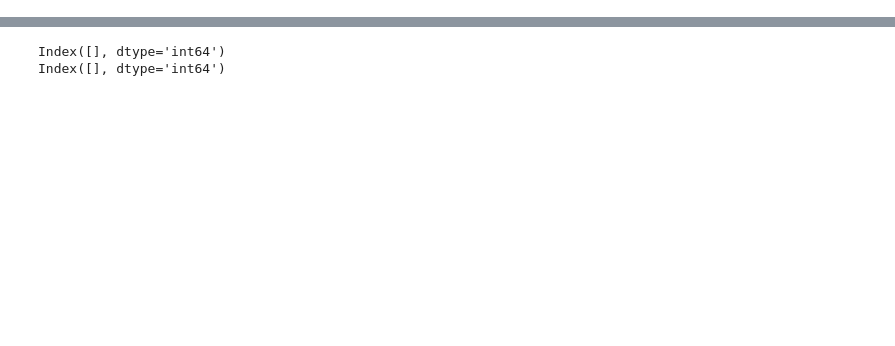
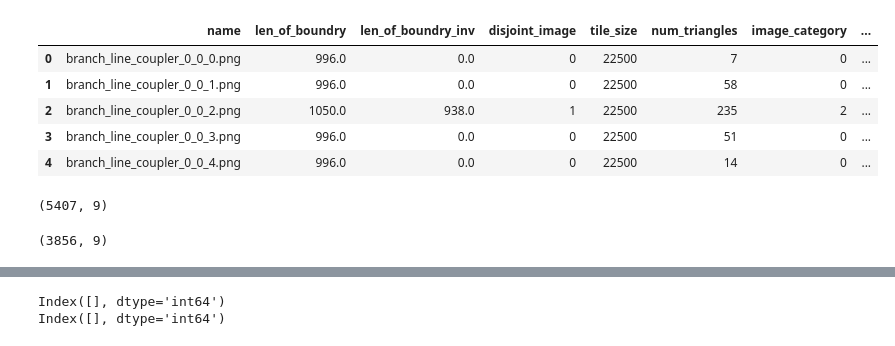
Before and after one commit to kumarrohit26/ai-mesh-generation, a Jupyter notebook: notebooks/upgraded-model.ipynb, the cells around one changed output, grey strips where cells are left out. Drawn from its saved outputs; the diff is of its cells as text; code cells hidden in the pictures; blank space fills up the shorter version.

```diff
--- a/notebooks/upgraded-model.ipynb
+++ b/notebooks/upgraded-model.ipynb
@@ -31,3 +69,22 @@ data = pd.read_csv('../output/training_data/train.csv')
+# %%
+data['Category'] = data['num_triangles'].apply(categorize)
+data.head()
+# %% [output]
+|  | name | len_of_boundry | len_of_boundry_inv | disjoint_image | tile_size | num_triangles | image_category | ... |
+| 0 | branch_line_coupler_0_0_0.png | 996.0 | 0.0 | 0 | 22500 | 7 | 0 | ... |
+| 1 | branch_line_coupler_0_0_1.png | 996.0 | 0.0 | 0 | 22500 | 58 | 0 | ... |
+| 2 | branch_line_coupler_0_0_2.png | 1050.0 | 938.0 | 1 | 22500 | 235 | 2 | ... |
+| 3 | branch_line_coupler_0_0_3.png | 996.0 | 0.0 | 0 | 22500 | 51 | 0 | ... |
+| 4 | branch_line_coupler_0_0_4.png | 996.0 | 0.0 | 0 | 22500 | 14 | 0 | ... |
+# %%
+data.shape
+# %% [output]
+(5407, 9)
+# %%
+data = data[data.apply(remove_white_images, axis=1)]
+data.shape
+# %% [output]
+(3856, 9)
 # %%
 # Load and preprocess black and white images
 image_data = []
```
Also changed, not shown: parts of 24 cells of this notebook, 11 other files.
